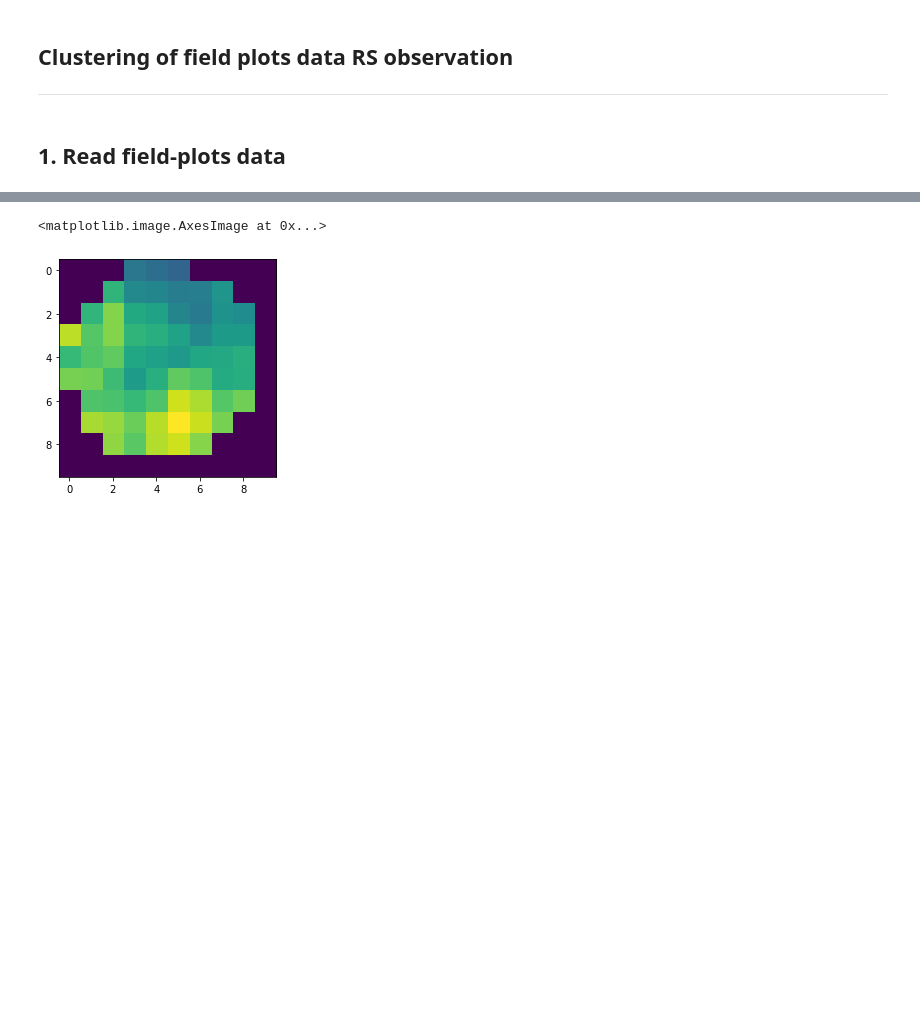
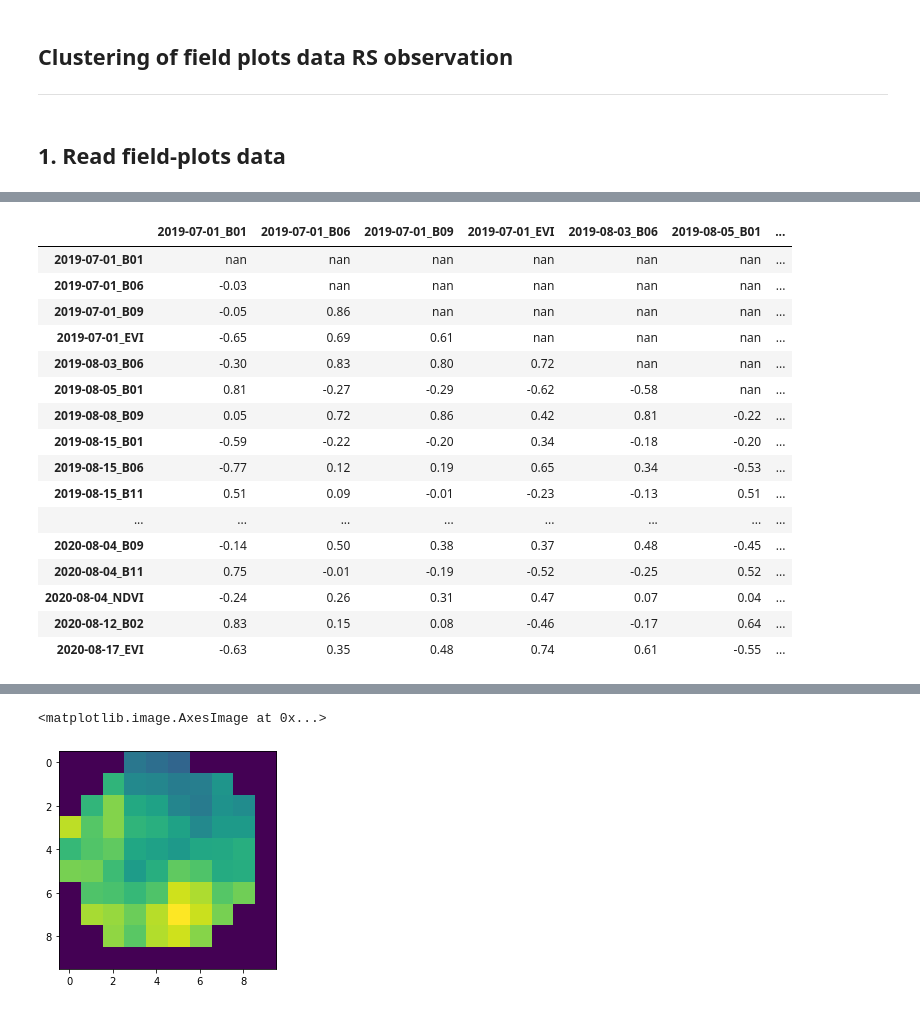
Before and after one commit to mishagrol/ForestMapping, a Jupyter notebook: notebooks/Cluster_field_plots_data.ipynb, the cells around one changed output, grey strips where cells are left out. Cells and saved outputs as stored; diff of their text form; code cells hidden in the pictures; blank space fills up the shorter version.

Commit message:
add: dataset csv

```diff
--- a/notebooks/Cluster_field_plots_data.ipynb
+++ b/notebooks/Cluster_field_plots_data.ipynb
@@ -110,0 +27,6 @@ def drop_nan_values_from_polygon(df:pd.DataFrame)->pd.DataFrame:
+# %%
+fnames = {"invent_plots":"../shape_data/ROI_plots70/ROI_plots70.shp"}
+
+gdf = gpd.read_file(fnames['invent_plots'])
+
+gdf.loc[:, 'key'] = gdf.index
@@ -110,0 +236,3 @@ def drop_nan_values_from_polygon(df:pd.DataFrame)->pd.DataFrame:
+# %%
+dataset = Dataset()
+forest = dataset.prepare_forest_classes_dataset(gdf=forest_gdf)
@@ -110,0 +244,4 @@ def drop_nan_values_from_polygon(df:pd.DataFrame)->pd.DataFrame:
+# %%
+mask_non_forest = gdf['t_Class']>11
+non_forest_gdf = gdf.loc[mask_non_forest]
+non_forest = dataset.prepare_forest_classes_dataset(gdf=non_forest_gdf)
@@ -111 +268,41 @@ def drop_nan_values_from_polygon(df:pd.DataFrame)->pd.DataFrame:
+# %%
+corr_matrix = non_forest.corr().abs()
+
+# Select upper triangle of correlation matrix
+upper = corr_matrix.where(np.triu(np.ones(corr_matrix.shape), k=1).astype(np.bool_))
+
+# Find features with correlation greater than 0.95
+to_drop = [column for column in upper.columns if any(upper[column] > 0.9)]
+
+# Drop features
+non_forest.drop(to_drop, axis=1, inplace=True)
+# %%
+# Fill diagonal and upper half with NaNs
+corr = non_forest.corr()
+mask = np.zeros_like(corr, dtype=bool)
+mask[np.triu_indices_from(mask)] = True
+corr[mask] = np.nan
+(corr.iloc[:, :]
+ .style
+ .background_gradient(cmap='coolwarm', axis=None, vmin=-1, vmax=1)
+ .highlight_null(null_color='#f1f1f1')  # Color NaNs grey
+ .set_precision(2))
+# %% [output]
+|  | 2019-07-01_B01 | 2019-07-01_B06 | 2019-07-01_B09 | 2019-07-01_EVI | 2019-08-03_B06 | 2019-08-05_B01 | ... |
+| 2019-07-01_B01 | nan | nan | nan | nan | nan | nan | ... |
+| 2019-07-01_B06 | -0.03 | nan | nan | nan | nan | nan | ... |
+| 2019-07-01_B09 | -0.05 | 0.86 | nan | nan | nan | nan | ... |
+| 2019-07-01_EVI | -0.65 | 0.69 | 0.61 | nan | nan | nan | ... |
+| 2019-08-03_B06 | -0.30 | 0.83 | 0.80 | 0.72 | nan | nan | ... |
+| 2019-08-05_B01 | 0.81 | -0.27 | -0.29 | -0.62 | -0.58 | nan | ... |
+| 2019-08-08_B09 | 0.05 | 0.72 | 0.86 | 0.42 | 0.81 | -0.22 | ... |
+| 2019-08-15_B01 | -0.59 | -0.22 | -0.20 | 0.34 | -0.18 | -0.20 | ... |
+| 2019-08-15_B06 | -0.77 | 0.12 | 0.19 | 0.65 | 0.34 | -0.53 | ... |
+| 2019-08-15_B11 | 0.51 | 0.09 | -0.01 | -0.23 | -0.13 | 0.51 | ... |
+| ... | ... | ... | ... | ... | ... | ... | ... |
+| 2020-08-04_B09 | -0.14 | 0.50 | 0.38 | 0.37 | 0.48 | -0.45 | ... |
+| 2020-08-04_B11 | 0.75 | -0.01 | -0.19 | -0.52 | -0.25 | 0.52 | ... |
+| 2020-08-04_NDVI | -0.24 | 0.26 | 0.31 | 0.47 | 0.07 | 0.04 | ... |
+| 2020-08-12_B02 | 0.83 | 0.15 | 0.08 | -0.46 | -0.17 | 0.64 | ... |
+| 2020-08-17_EVI | -0.63 | 0.35 | 0.48 | 0.74 | 0.61 | -0.55 | ... |
 # %% [markdown]
```
Also changed, not shown: parts of 30 cells of this notebook, 11 other files.
